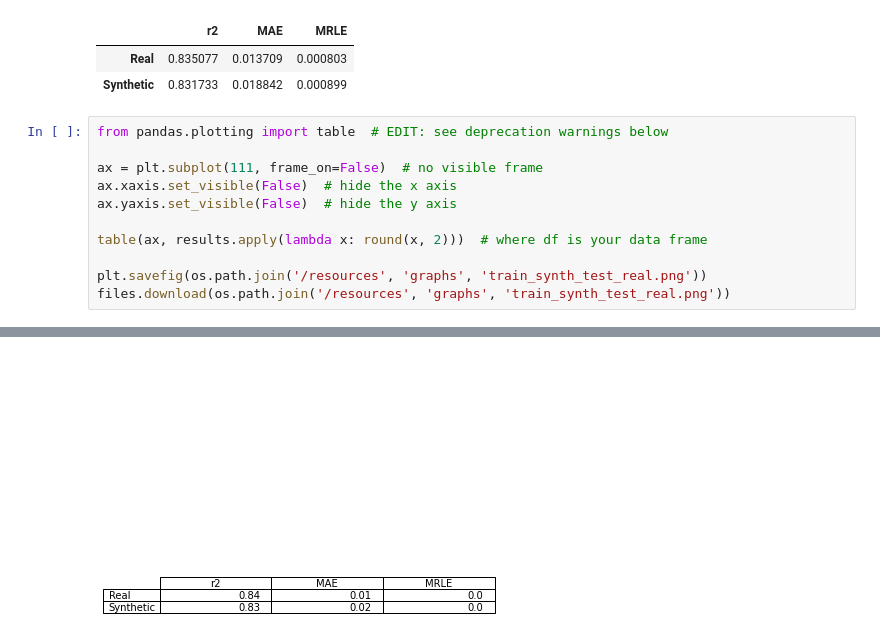
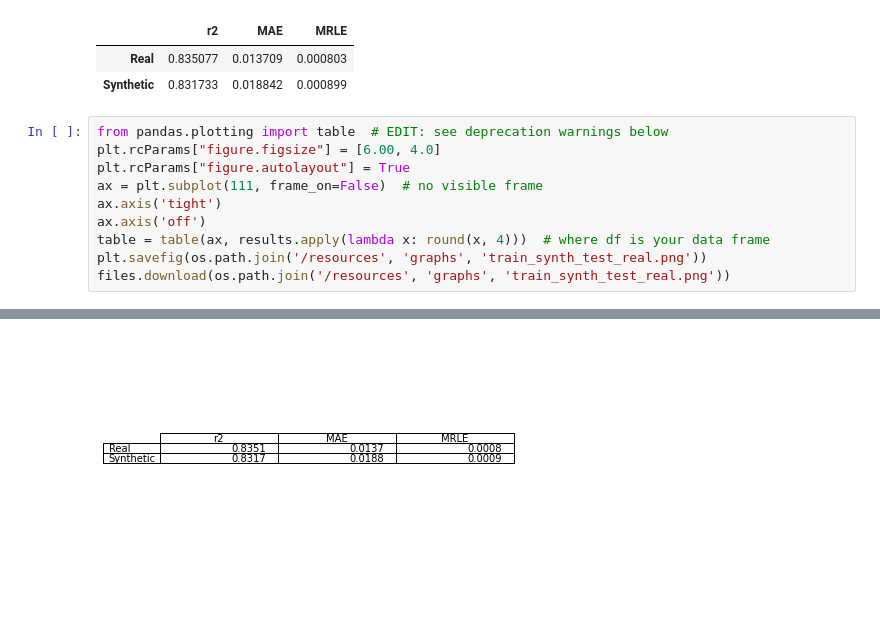
Before and after one commit to shsab/DL_Term_Project, a Jupyter notebook: notebooks/SynthaticDataGeneration_TermProject.ipynb, the cells around one changed output, grey strips where cells are left out. Cells and saved outputs as stored; diff of their text form; blank space fills up the shorter version.

```diff
--- a/notebooks/SynthaticDataGeneration_TermProject.ipynb
+++ b/notebooks/SynthaticDataGeneration_TermProject.ipynb
@@ -779,16 +779,15 @@ results
 | Synthetic | 0.831733 | 0.018842 | 0.000899 |
 # %%
 from pandas.plotting import table  # EDIT: see deprecation warnings below
-
+plt.rcParams["figure.figsize"] = [6.00, 4.0]
+plt.rcParams["figure.autolayout"] = True
 ax = plt.subplot(111, frame_on=False)  # no visible frame
-ax.xaxis.set_visible(False)  # hide the x axis
-ax.yaxis.set_visible(False)  # hide the y axis
-
-table(ax, results.apply(lambda x: round(x, 2)))  # where df is your data frame
-
+ax.axis('tight')
+ax.axis('off')
+table = table(ax, results.apply(lambda x: round(x, 4)))  # where df is your data frame
 plt.savefig(os.path.join('/resources', 'graphs', 'train_synth_test_real.png'))
 files.download(os.path.join('/resources', 'graphs', 'train_synth_test_real.png'))
 # %% [output]
 [interactive output not drawn]
 [interactive output not drawn]
-[figure, old version]
+[figure, new version]
```
